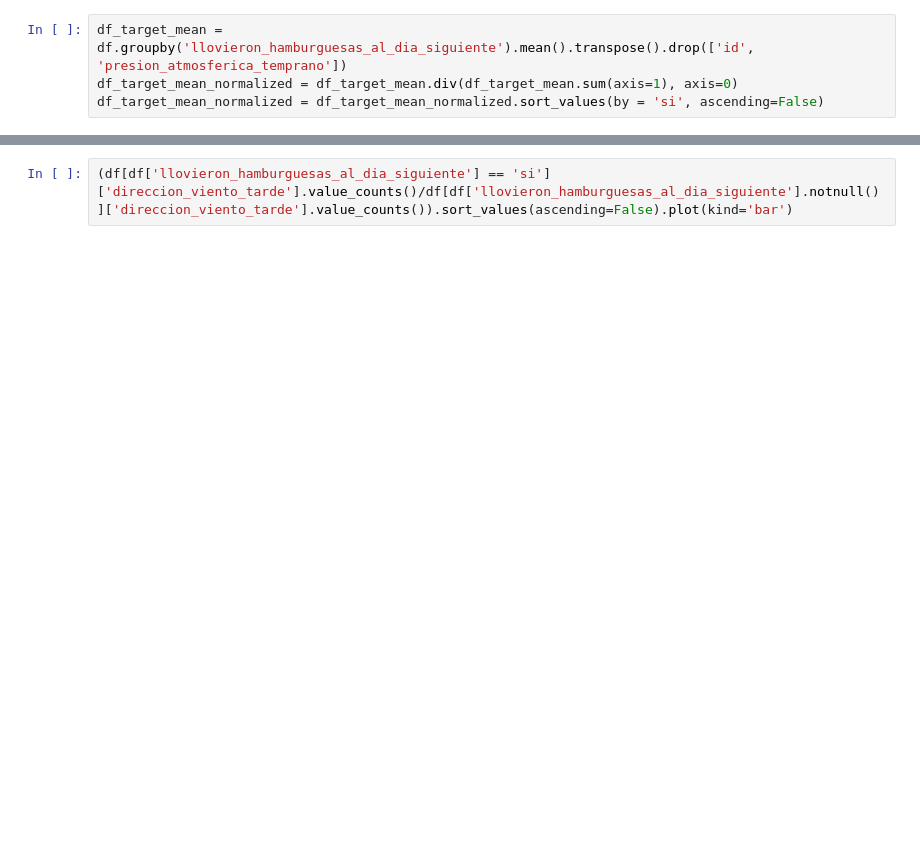
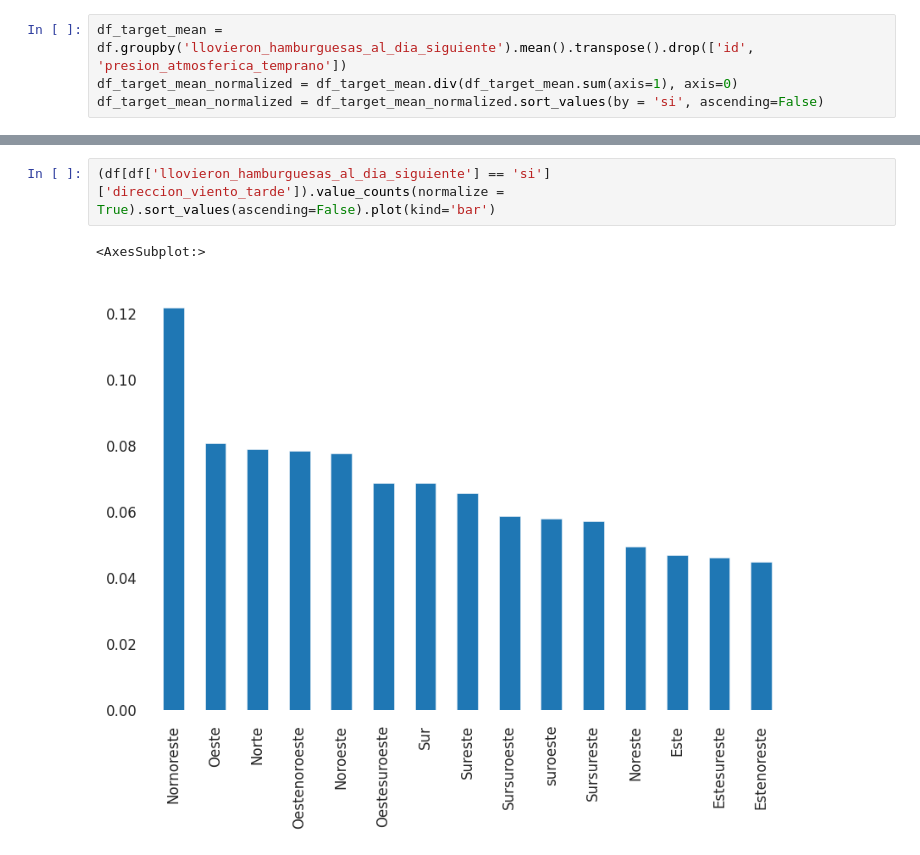
Before and after one commit to aflouret/lluvia-de-hamburguesas, a Jupyter notebook: tp.ipynb, the cells around one changed output, grey strips where cells are left out. Cells and saved outputs as stored; diff of their text form; blank space fills up the shorter version.

```diff
--- a/tp.ipynb
+++ b/tp.ipynb
@@ -139,2 +258,5 @@ df['nubosidad_tarde'].plot(kind='density')
 # %%
-(df[df['llovieron_hamburguesas_al_dia_siguiente'] == 'si']['direccion_viento_tarde'].value_counts()/df[df['llovieron_hamburguesas_al_dia_siguiente'].notnull()]['direccion_viento_tarde'].value_counts()).sort_values(ascending=False).plot(kind='bar')
+(df[df['llovieron_hamburguesas_al_dia_siguiente'] == 'si']['direccion_viento_tarde']).value_counts(normalize = True).sort_values(ascending=False).plot(kind='bar')
+# %% [output]
+<AxesSubplot:>
+[figure, added]
```
Also changed, not shown: parts of 34 cells of this notebook.
